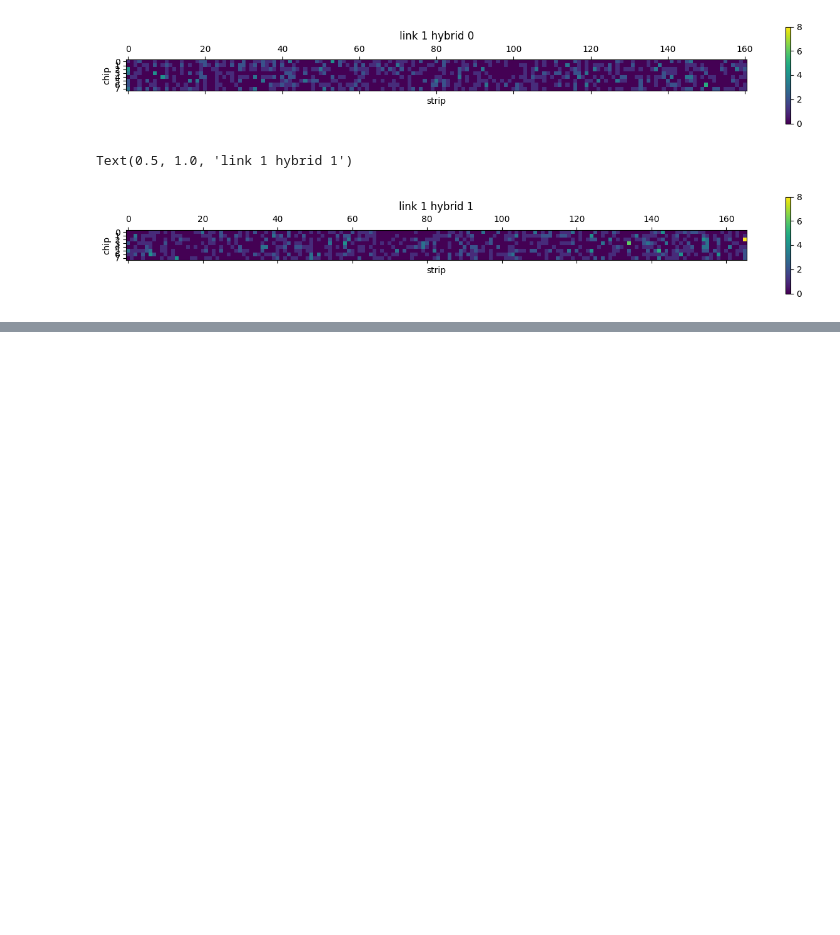
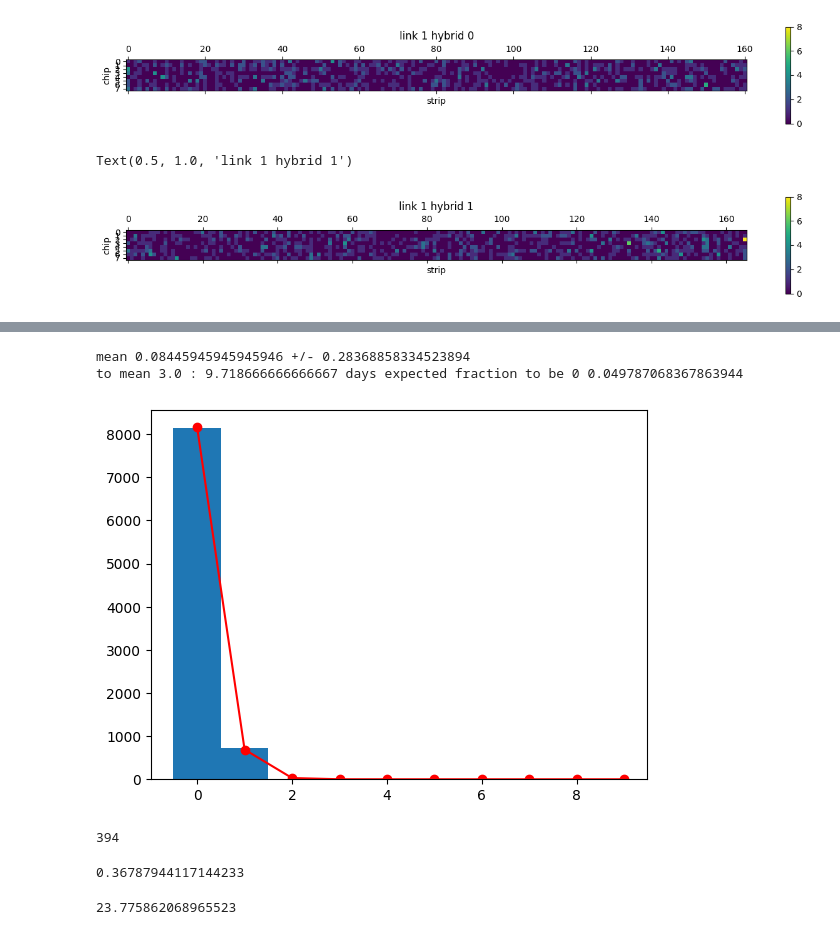
Before and after one commit to amarini/CosmicModuleTest, a Jupyter notebook: plot_simulation.ipynb, the cells around one changed output, grey strips where cells are left out. Cells and saved outputs as stored; diff of their text form; code cells hidden in the pictures; blank space fills up the shorter version.

```diff
--- a/plot_simulation.ipynb
+++ b/plot_simulation.ipynb
@@ -434,0 +461,28 @@ Text(0.5, 1.0, 'link 1 hybrid 1')
+# %%
+import matplotlib.pyplot as plt
+from scipy.stats import poisson
+plt.hist( B, bins=np.arange(-0.5,9.5,1))
+
+x = np.arange(0,10,1)
+y = poisson.pmf(x, np.mean(B)) * len(B)
+plt.plot(x,y, color='red',marker='o',)
+
+print("mean",np.mean(B),"+/-",np.std(B))
+target=3.
+print("to mean",target,":", target/np.mean(B) * time4 /60. /24.,"days", "expected fraction to be 0", poisson.pmf(0,target) )
+# %% [output]
+mean 0.08445945945945946 +/- 0.28368858334523894
+to mean 3.0 : 9.718666666666667 days expected fraction to be 0 0.049787068367863944
+[figure, added]
+# %%
+time4
+# %% [output]
+394
+# %%
+poisson.pmf(0, 1)
+# %% [output]
+0.36787944117144233
+# %%
+394*2.1/.58 /60.
+# %% [output]
+23.775862068965523
```
Also changed, not shown: parts of 6 cells of this notebook, 2 other files.
